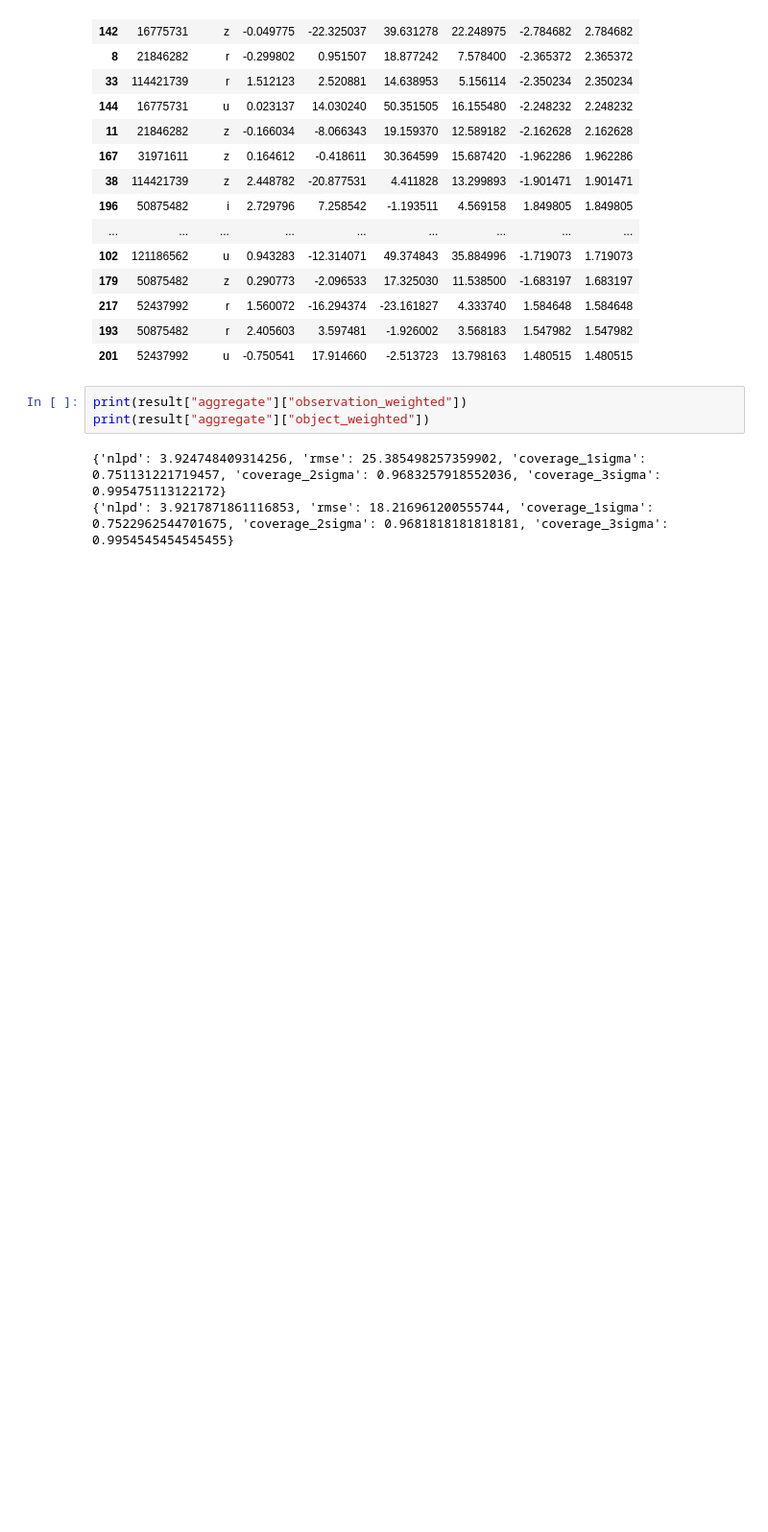
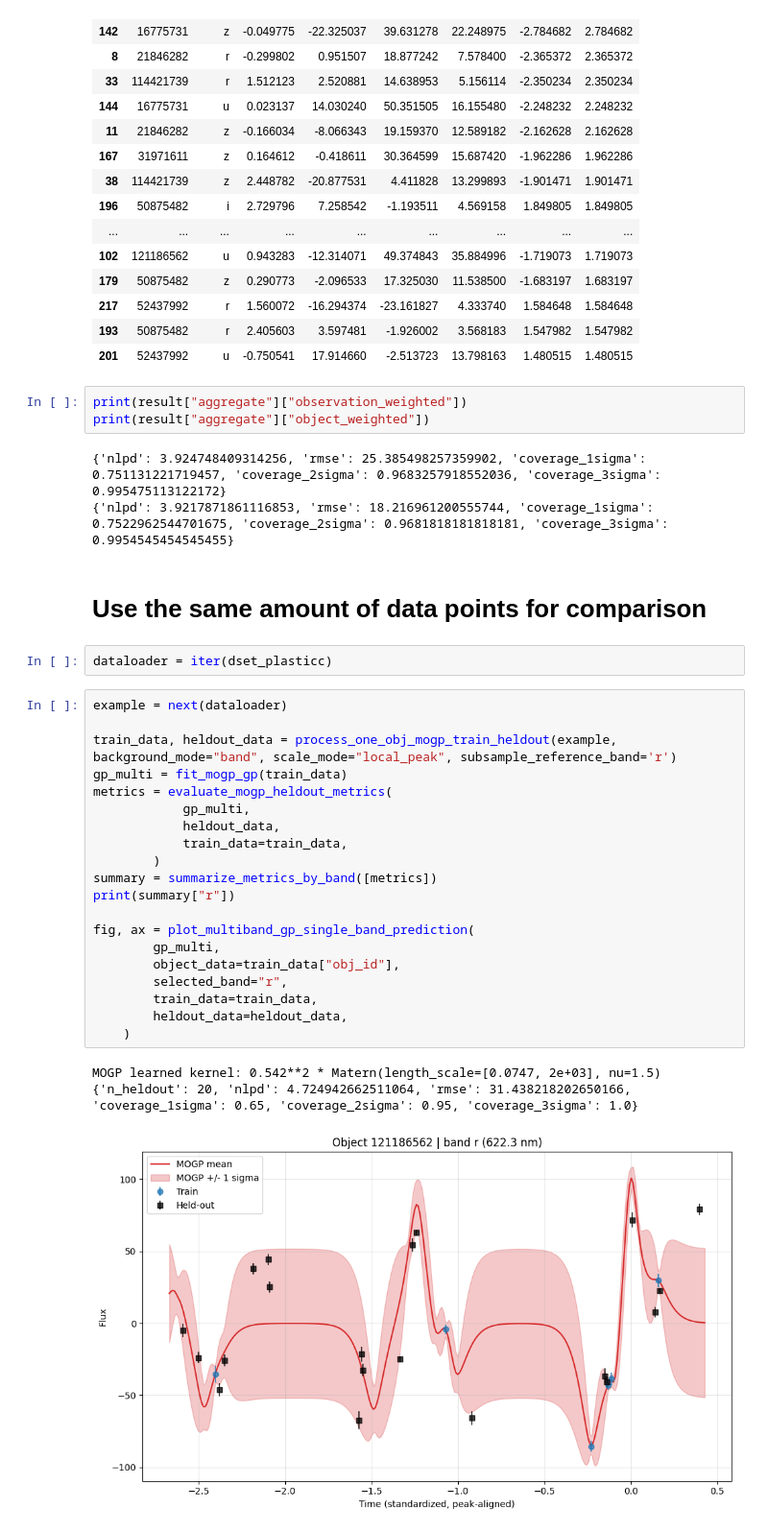
Before and after one commit to xinyi-BPC/multiband-gp, a Jupyter notebook: MOGP_notebook.ipynb, the cells around one changed output. Shown at 96% size. Drawn from its saved outputs; the diff is of its cells as text; blank space fills up the shorter version.

Commit message:
Compare single-band and several multi-band models

```diff
--- a/MOGP_notebook.ipynb
+++ b/MOGP_notebook.ipynb
@@ -102,3 +115,31 @@ print(result["aggregate"]["object_weighted"])
 # %% [output]
 {'nlpd': 3.924748409314256, 'rmse': 25.385498257359902, 'coverage_1sigma': 0.751131221719457, 'coverage_2sigma': 0.9683257918552036, 'coverage_3sigma': 0.995475113122172}
 {'nlpd': 3.9217871861116853, 'rmse': 18.216961200555744, 'coverage_1sigma': 0.7522962544701675, 'coverage_2sigma': 0.9681818181818181, 'coverage_3sigma': 0.9954545454545455}
+# %% [markdown]
+# Use the same amount of data points for comparison
+# %%
+dataloader = iter(dset_plasticc)
+# %%
+example = next(dataloader)
+
+train_data, heldout_data = process_one_obj_mogp_train_heldout(example, background_mode="band", scale_mode="local_peak", subsample_reference_band='r')
+gp_multi = fit_mogp_gp(train_data)
+metrics = evaluate_mogp_heldout_metrics(
+            gp_multi,
+            heldout_data,
+            train_data=train_data,
+        )
+summary = summarize_metrics_by_band([metrics])
+print(summary["r"])
+
+fig, ax = plot_multiband_gp_single_band_prediction(
+        gp_multi,
+        object_data=train_data["obj_id"],
+        selected_band="r",
+        train_data=train_data,
+        heldout_data=heldout_data,
+    )
+# %% [output]
+MOGP learned kernel: 0.542**2 * Matern(length_scale=[0.0747, 2e+03], nu=1.5)
+{'n_heldout': 20, 'nlpd': 4.724942662511064, 'rmse': 31.438218202650166, 'coverage_1sigma': 0.65, 'coverage_2sigma': 0.95, 'coverage_3sigma': 1.0}
+[figure, added]
```
Also changed, not shown: parts of 7 cells of this notebook, 4 other files.
